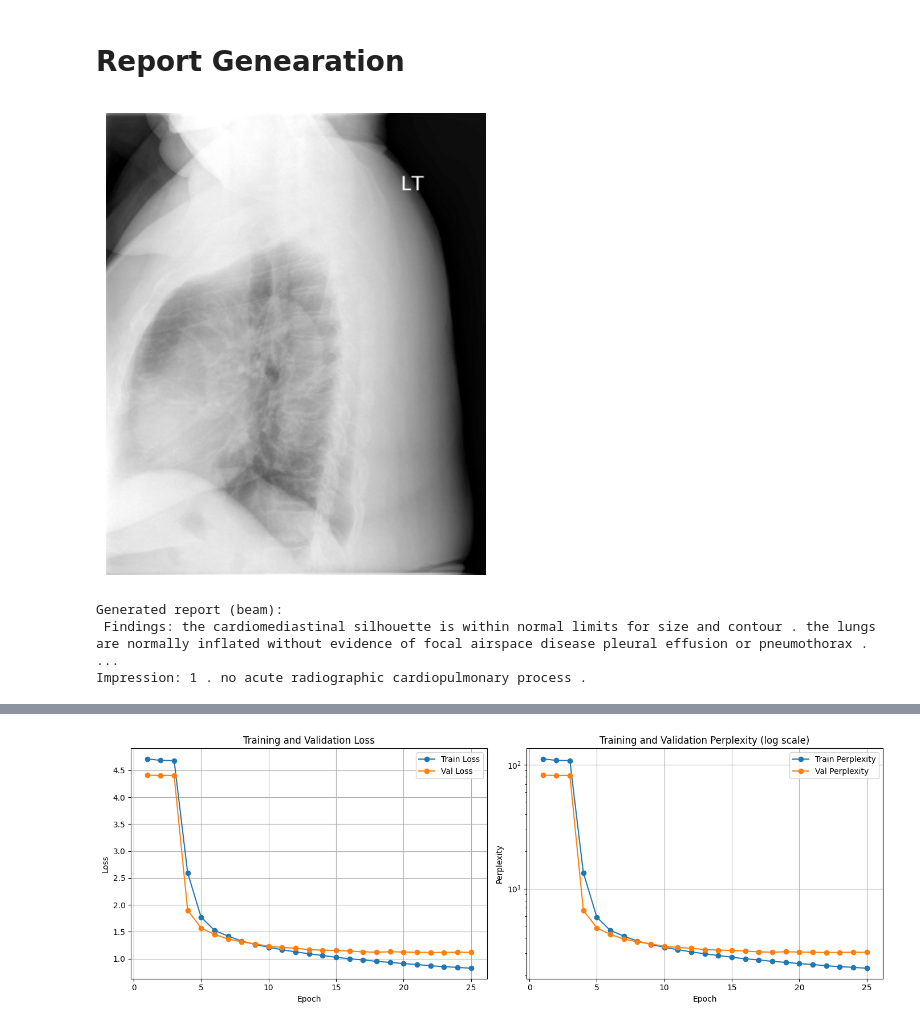
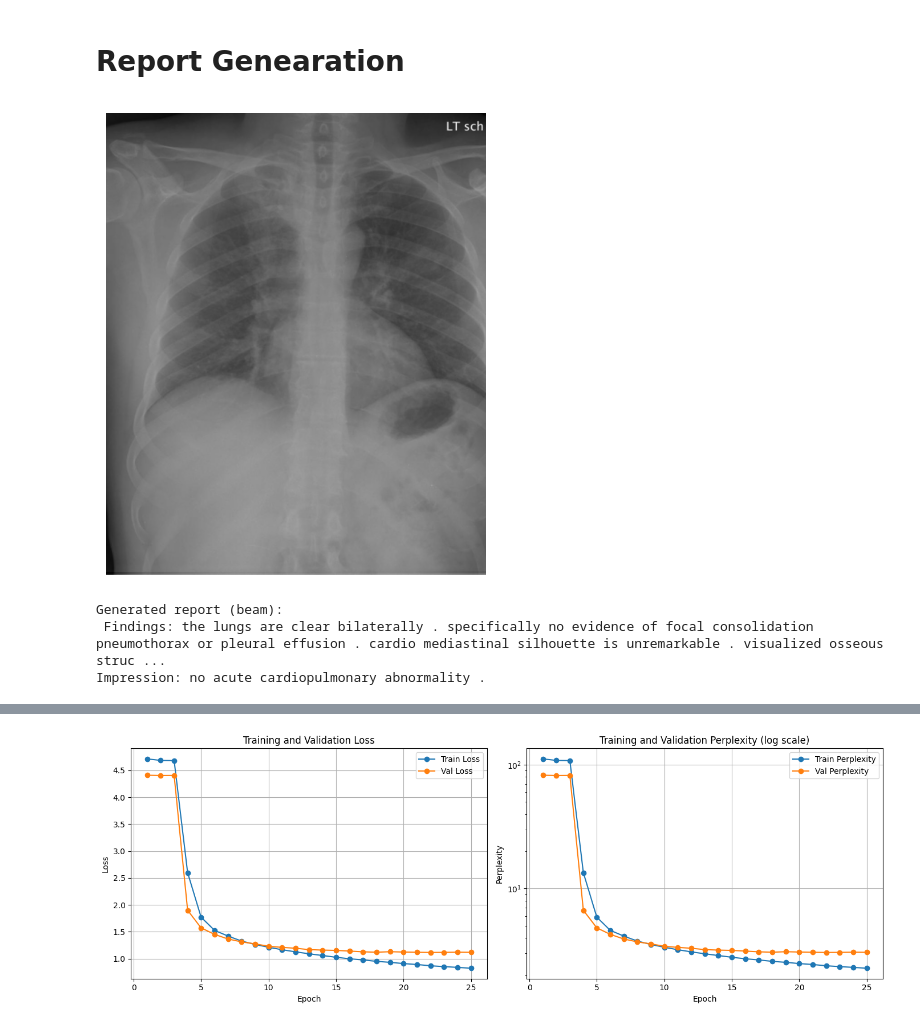
Before and after one commit to Sri-Ganesan-M/Radiology_report_generation, a Jupyter notebook: radiology-report-generation-mini-project.ipynb, the cells around one changed output, grey strips where cells are left out. Saved outputs shown, nothing was run; the diff lists cells and outputs as text; code cells hidden in the pictures.

Commit message:
Kaggle Notebook | Radiology_report_generation_mini_project | RRG_MV_GPT-2_V25

```diff
--- a/radiology-report-generation-mini-project.ipynb
+++ b/radiology-report-generation-mini-project.ipynb
@@ -1660,19 +1678,27 @@ class Trainer:
         if temperature_range and not deterministic:
             low, high = temperature_range
             temperature = float(np.random.uniform(low, high))
+                # This is the correct and final version to use.
         def encode_visual():
-            images_flat = imgs_pp.view(-1, *imgs_pp.shape[2:])
+            images_flat = imgs_pp.view(-1, *imgs_pp.shape[2:]) # (B*V, C, H, W)
+
+            # 1. Get patch features from the vision encoder
             patch_feats_flat, _ = self.vl_model.vision_encoder(images_flat)
             _, num_patches, vision_dim = patch_feats_flat.shape
+
+            # 2. Reshape and fuse them to get the encoded sequence
             num_views = imgs_pp.shape[1]
             patch_feats_seq = patch_feats_flat.reshape(1, num_views * num_patches, vision_dim)
 
-            fused_feats, _ = self.vl_model.fusion_module(
+            # The fusion module returns the pooled token AND the full sequence
+            _ , encoded_views_seq = self.vl_model.fusion_module(
                 patch_feats_seq,
                 view_mask=view_mask,
                 num_patches_per_view=num_patches
             )
-            return self.vl_model.proj_layer(fused_feats).unsqueeze(1)
+
+            # 3. Project the ENTIRE SEQUENCE for the decoder
+            return self.vl_model.proj_layer(encoded_views_seq)
 
         visual_emb = encode_visual()
 
@@ -1852,19 +1878,19 @@ trainer.load_best_model()
 # **Report Genearation**
 # %%
 report_beam = trainer.robust_generate_radiology_report(
-    image_input=["/kaggle/input/iu-chest-x-ray-dataset/NLMCXR_png/CXR1013_IM-0013-2001.png"],
+    image_input=["/kaggle/input/iu-chest-x-ray-dataset/NLMCXR_png/CXR1000_IM-0003-1001.png"],
     max_tokens=200,
     deterministic=True,
     beam_width=3,
     show_image=True # Set to True if you want to see the image
 )
 
 print("Generated report (beam):\n", report_beam)
 # %% [output]
-[figure, old version]
+[figure, new version]
 Generated report (beam):
- Findings: the cardiomediastinal silhouette is within normal limits for size and contour . the lungs are normally inflated without evidence of focal airspace disease pleural effusion or pneumothorax . ...
-Impression: 1 . no acute radiographic cardiopulmonary process .
+ Findings: the lungs are clear bilaterally . specifically no evidence of focal consolidation pneumothorax or pleural effusion . cardio mediastinal silhouette is unremarkable . visualized osseous struc ...
+Impression: no acute cardiopulmonary abnormality .
 # %%
 from torch.utils.data import ConcatDataset, DataLoader
 from PIL import Image
```
Also changed, not shown: parts of 6 cells of this notebook.
